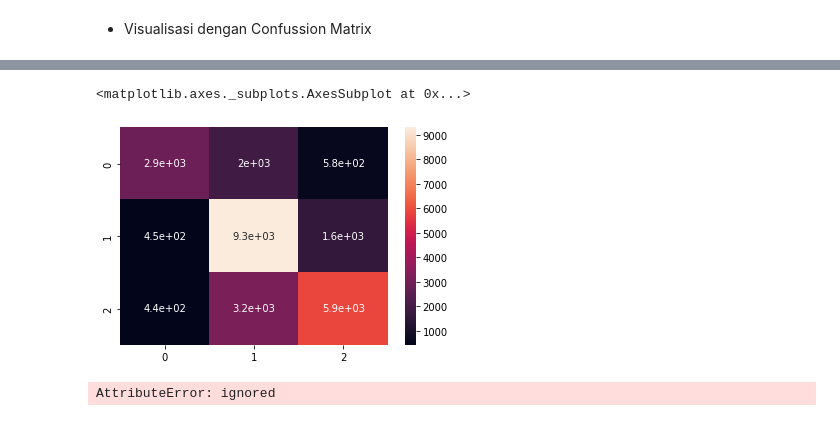
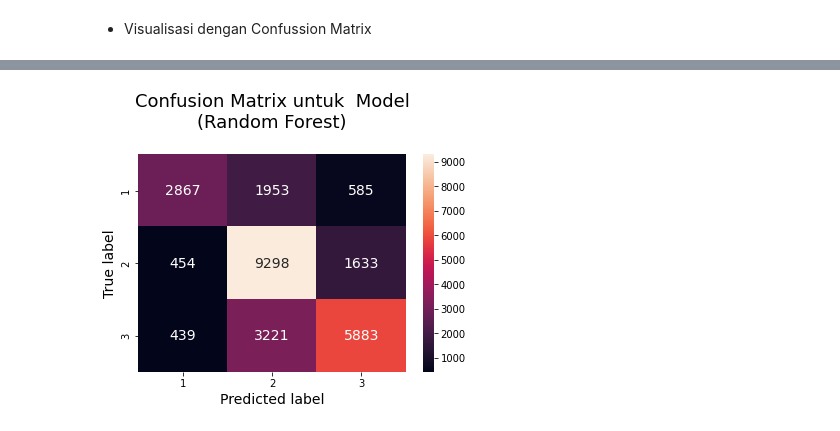
Before and after one commit to TutiAmalia/Klasifikasi-Gambar-, a Jupyter notebook: PredictiveAnalytics.ipynb, the cells around one changed output, grey strips where cells are left out. Cells and saved outputs as stored; diff of their text form; code cells hidden in the pictures.

```diff
--- a/PredictiveAnalytics.ipynb
+++ b/PredictiveAnalytics.ipynb
@@ -632,26 +637,3 @@ metrics
 |  | accuracy | f1-score | precision | recall | f1-score | precision | recall | f1-score | precision | recall |
 | Random Forest | 0.685376 | 0.625641 | 0.762500 | 0.530435 | 0.719186 | 0.642482 | 0.816689 | 0.666856 | 0.726207 | 0.616473 |
 | LGBM | 0.694072 | 0.631730 | 0.780044 | 0.530805 | 0.728058 | 0.644744 | 0.836100 | 0.675576 | 0.746293 | 0.617102 |
-# %%
-sns.heatmap(conf1, annot=True)
-# %% [output]
-<matplotlib.axes._subplots.AxesSubplot at 0x...>
-[figure, removed]
-# %%
-from sklearn.metrics import ConfusionMatrixDisplay
-# Plot non-normalized confusion matrix
-titles_options = [("Confusion matrix Random Forest", None),
-                  ("Confusion matrix LGBM", 'true')]
-for title, normalize in titles_options:
-    disp = ConfusionMatrixDisplay.from_estimator(
-        conf1, display_labels=['1', '2','3'],
-        cmap=plt.cm.Blues, normalize=normalize
-    )
-    disp.ax_.set_title(title)
-
-    print(title)
-    print(disp.confusion_matrix)
-
-plt.show()
-# %% [output]
-AttributeError: ignored
@@ -663,0 +640,13 @@ res
+# %%
+conf_matrix = pd.DataFrame(conf1, ('1', '2', '3'), ('1', '2', '3'))
+
+# Plot confusion matrix
+plt.figure()
+heatmap = sns.heatmap(conf_matrix, annot=True, annot_kws={'size': 14}, fmt='d')
+
+plt.title('Confusion Matrix untuk  Model\n(Random Forest)\n', fontsize=18)
+plt.ylabel('True label', fontsize=14)
+plt.xlabel('Predicted label', fontsize=14)
+plt.show()
+# %% [output]
+[figure, added]
```
Also changed, not shown: parts of 5 cells of this notebook.
